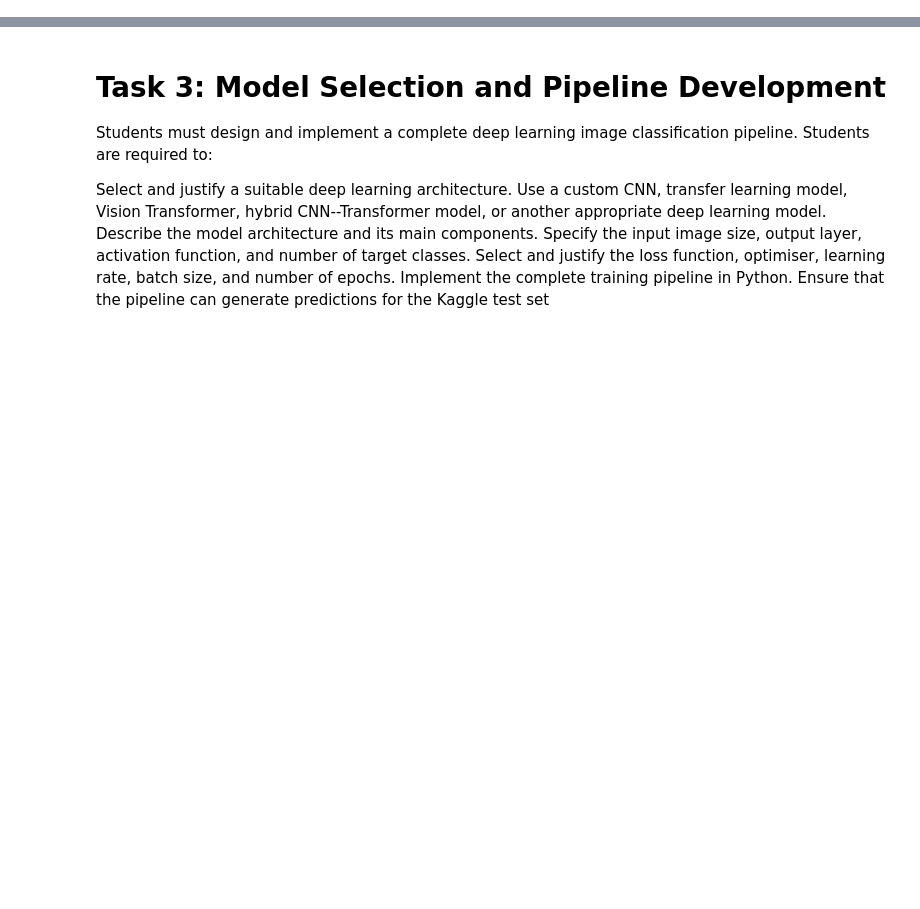
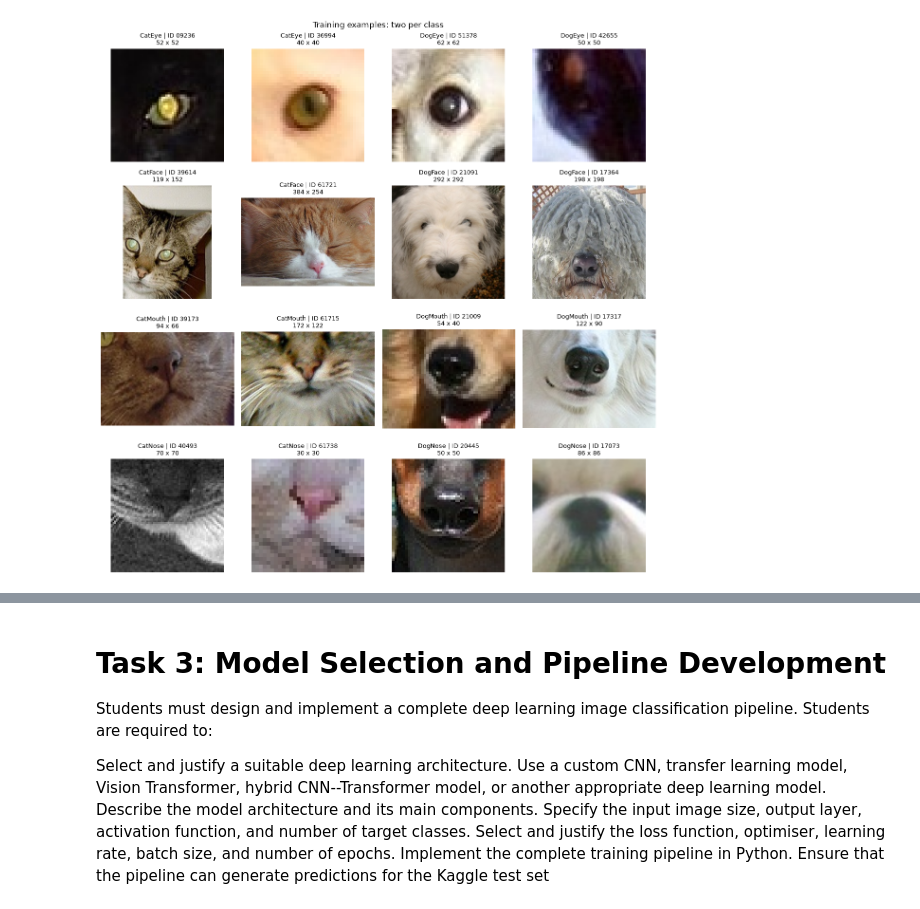
Before and after one commit to ChrisJHM6446/ENGE707_KaggleCompetition, a Jupyter notebook: KaggleComp_Main/Main.ipynb, the cells around one changed output, grey strips where cells are left out. Drawn from its saved outputs; the diff is of its cells as text; code cells hidden in the pictures; blank space fills up the shorter version.

```diff
--- a/KaggleComp_Main/Main.ipynb
+++ b/KaggleComp_Main/Main.ipynb
@@ -17,0 +335,60 @@ Explain how the dataset will be used for training, validation, and Kaggle submis
+# %%
+# this chunk displays training examples for every class by showing 2 reproducibly seleted examples
+# per class
+# visual inspection reveals issues that class counts cannot show.
+# sample seed 42, display images with their labels and dimensions.
+
+def show_training_images(rows, title):
+    if rows.empty:
+        print("No matching images available; check Chunk 3.")
+        return
+
+    nrows = (len(rows) + 3) // 4
+
+    fig, axes = plt.subplots(
+        nrows, 4,
+        figsize=(12, 3 * nrows),
+        squeeze=False
+    )
+
+    for ax in axes.flat:
+        ax.axis("off")
+
+    for ax, (_, row) in zip(axes.flat, rows.iterrows()):
+        try:
+            with Image.open(row["path"]) as image:
+                rgb = ImageOps.exif_transpose(image).convert("RGB")
+
+                ax.imshow(rgb)
+                ax.set_title(
+                    f"{row['class']} | ID {row['image_id']}\n"
+                    f"{rgb.width} x {rgb.height}",
+                    fontsize=9
+                )
+
+        except (OSError, ValueError, Image.DecompressionBombError):
+            ax.set_title(f"Unreadable ID {row['image_id']}")
+
+    fig.suptitle(title)
+    plt.tight_layout()
+    plt.show()
+
+
+selected = []
+
+for name in CLASSES:
+    pool = train_files[
+        (train_files["class"] == name)
+        & (train_files["status"] == "matched")
+    ]
+
+    selected.append(
+        pool.sample(n=min(2, len(pool)), random_state=SEED)
+    )
+
+show_training_images(
+    pd.concat(selected),
+    "Training examples: two per class"
+)
+# %% [output]
+[figure, added]
```
Also changed, not shown: parts of 15 cells of this notebook.
